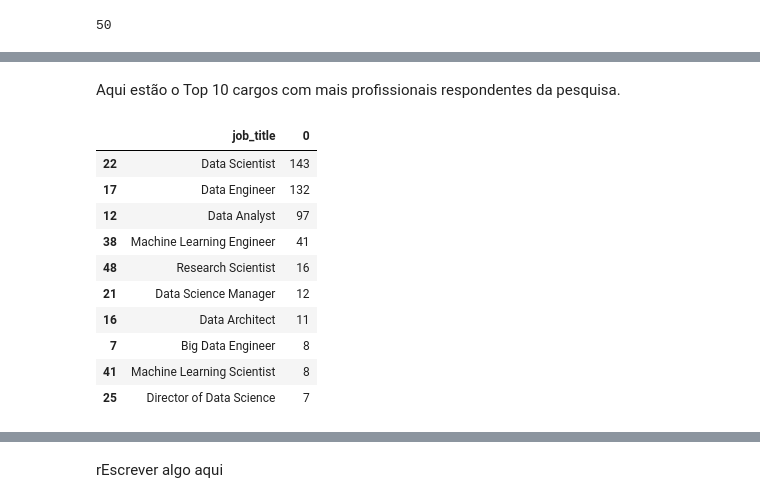
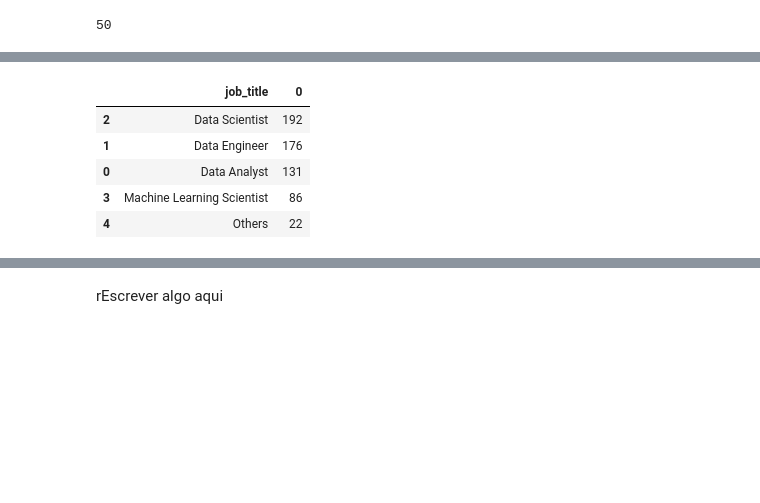
Before and after one commit to wesiley/Data-Scientist-Job-Salaries-EDA, a Jupyter notebook: Data_Science_EDA.ipynb, the cells around one changed output, grey strips where cells are left out. Drawn from its saved outputs; the diff is of its cells as text; code cells hidden in the pictures; blank space fills up the shorter version.

```diff
--- a/Data_Science_EDA.ipynb
+++ b/Data_Science_EDA.ipynb
@@ -306,18 +371,11 @@ NLP Engineer                           1
 Name: count, dtype: int64
-# %% [markdown]
-Aqui estão o Top 10 cargos com mais profissionais respondentes da pesquisa.
 # %%
-jobs = df.groupby('job_title').size().reset_index().sort_values(by=0,ascending = False)
-jobs.head(10)
+modified_jobs = modified_df.groupby('job_title').size().reset_index().sort_values(by=0,ascending = False)
+modified_jobs
 # %% [output]
 |  | job_title | 0 |
-| 22 | Data Scientist | 143 |
-| 17 | Data Engineer | 132 |
-| 12 | Data Analyst | 97 |
-| 38 | Machine Learning Engineer | 41 |
-| 48 | Research Scientist | 16 |
-| 21 | Data Science Manager | 12 |
-| 16 | Data Architect | 11 |
-| 7 | Big Data Engineer | 8 |
-| 41 | Machine Learning Scientist | 8 |
-| 25 | Director of Data Science | 7 |
+| 2 | Data Scientist | 192 |
+| 1 | Data Engineer | 176 |
+| 0 | Data Analyst | 131 |
+| 3 | Machine Learning Scientist | 86 |
+| 4 | Others | 22 |
```
Also changed, not shown: parts of 16 cells of this notebook.
